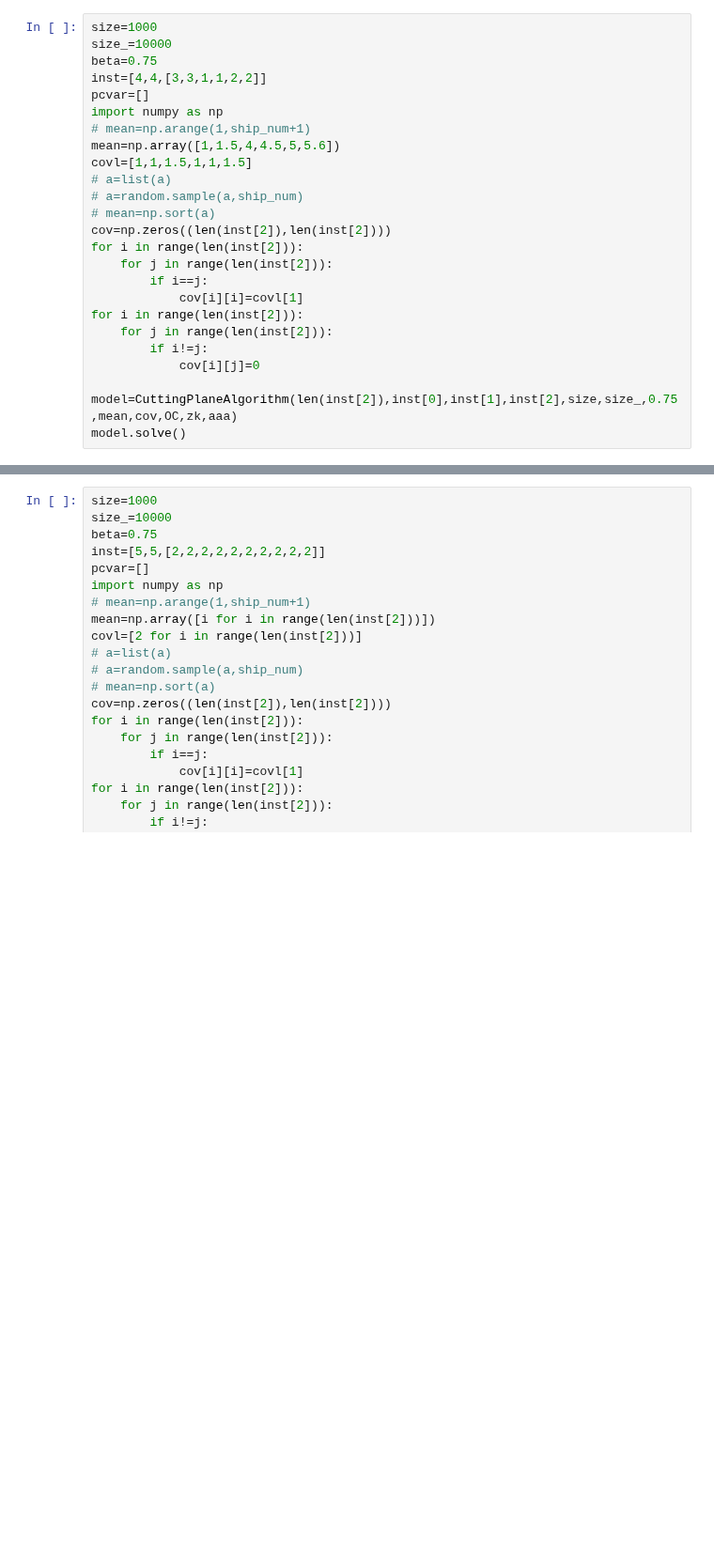
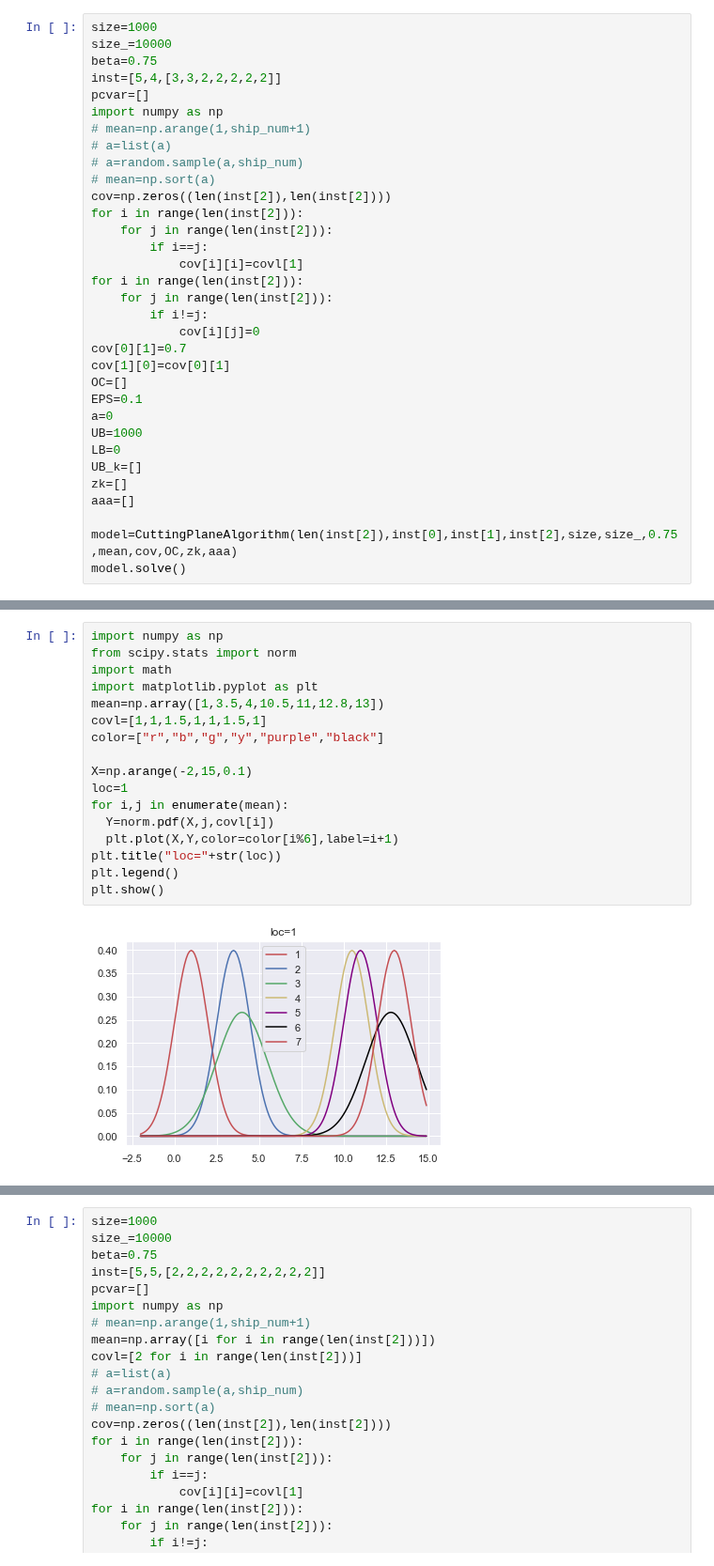
Before and after one commit to ikumadaiki/CPMP, a Jupyter notebook: report.ipynb, the cells around one changed output, grey strips where cells are left out. Shown at 94% size. Cells and saved outputs as stored; diff of their text form; blank space fills up the shorter version.

```diff
--- a/report.ipynb
+++ b/report.ipynb
@@ -354,12 +423,10 @@ def robust(ship_num,stack_num,height,n,Gamma,size_,mean,cov):
 size=1000
 size_=10000
 beta=0.75
-inst=[4,4,[3,3,1,1,2,2]]
+inst=[5,4,[3,3,2,2,2,2,2]]
 pcvar=[]
 import numpy as np
 # mean=np.arange(1,ship_num+1)
-mean=np.array([1,1.5,4,4.5,5,5.6])
-covl=[1,1,1.5,1,1,1.5]
 # a=list(a)
 # a=random.sample(a,ship_num)
 # mean=np.sort(a)
@@ -372,6 +439,16 @@ for i in range(len(inst[2])):
     for j in range(len(inst[2])):
         if i!=j:
             cov[i][j]=0
+cov[0][1]=0.7
+cov[1][0]=cov[0][1]
+OC=[]
+EPS=0.1
+a=0
+UB=1000
+LB=0
+UB_k=[]
+zk=[]
+aaa=[]
 
 model=CuttingPlaneAlgorithm(len(inst[2]),inst[0],inst[1],inst[2],size,size_,0.75,mean,cov,OC,zk,aaa)
 model.solve()
@@ -542,0 +550,19 @@ len= 2500
+# %%
+import numpy as np
+from scipy.stats import norm
+import math
+import matplotlib.pyplot as plt
+mean=np.array([1,3.5,4,10.5,11,12.8,13])
+covl=[1,1,1.5,1,1,1.5,1]
+color=["r","b","g","y","purple","black"]
+
+X=np.arange(-2,15,0.1)
+loc=1
+for i,j in enumerate(mean):
+  Y=norm.pdf(X,j,covl[i])
+  plt.plot(X,Y,color=color[i%6],label=i+1)
+plt.title("loc="+str(loc))
+plt.legend()
+plt.show()
+# %% [output]
+[figure, added]
```
Also changed, not shown: parts of 15 cells of this notebook, 1 other file.
